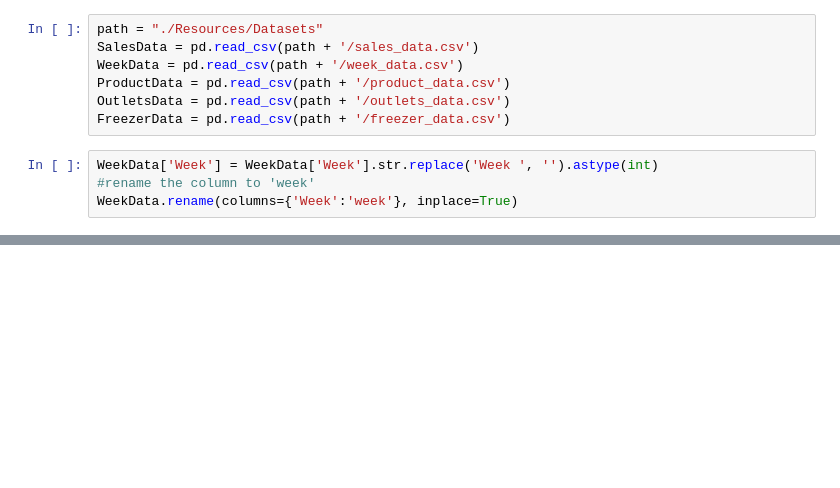
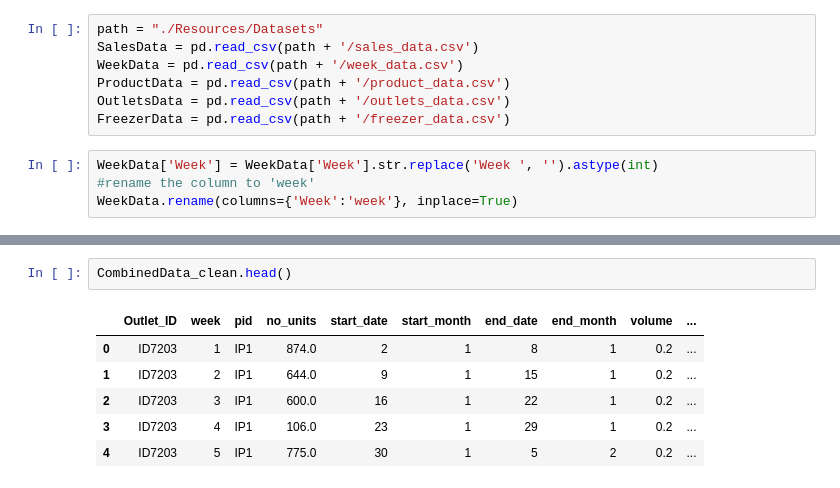
Before and after one commit to AnoshanJ/Datastorm4.0, a Jupyter notebook: Round 2/0-DataExploration.ipynb, the cells around one changed output, grey strips where cells are left out. Saved outputs shown, nothing was run; the diff lists cells and outputs as text; blank space fills up the shorter version.

```diff
--- a/Round 2/0-DataExploration.ipynb
+++ b/Round 2/0-DataExploration.ipynb
@@ -44,0 +108,9 @@ CombinedData.head()
+# %%
+CombinedData_clean.head()
+# %% [output]
+|  | Outlet_ID | week | pid | no_units | start_date | start_month | end_date | end_month | volume | ... |
+| 0 | ID7203 | 1 | IP1 | 874.0 | 2 | 1 | 8 | 1 | 0.2 | ... |
+| 1 | ID7203 | 2 | IP1 | 644.0 | 9 | 1 | 15 | 1 | 0.2 | ... |
+| 2 | ID7203 | 3 | IP1 | 600.0 | 16 | 1 | 22 | 1 | 0.2 | ... |
+| 3 | ID7203 | 4 | IP1 | 106.0 | 23 | 1 | 29 | 1 | 0.2 | ... |
+| 4 | ID7203 | 5 | IP1 | 775.0 | 30 | 1 | 5 | 2 | 0.2 | ... |
```
Also changed, not shown: parts of 9 cells of this notebook.
